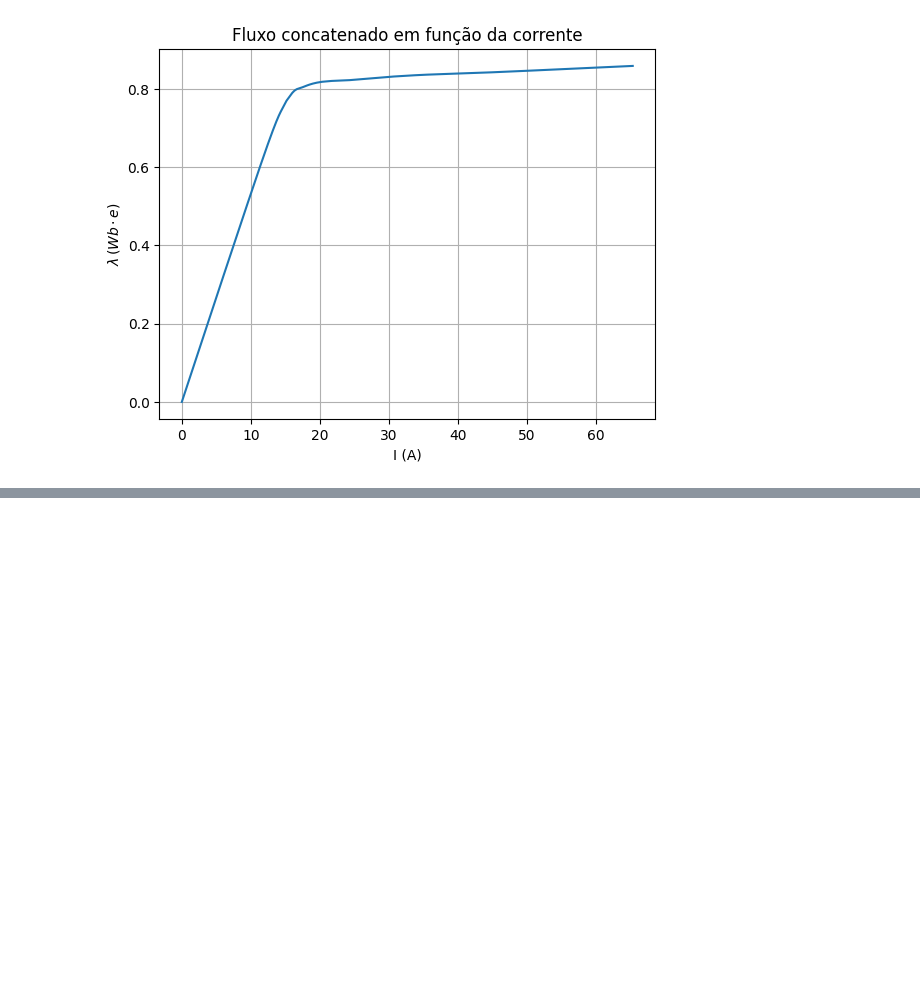
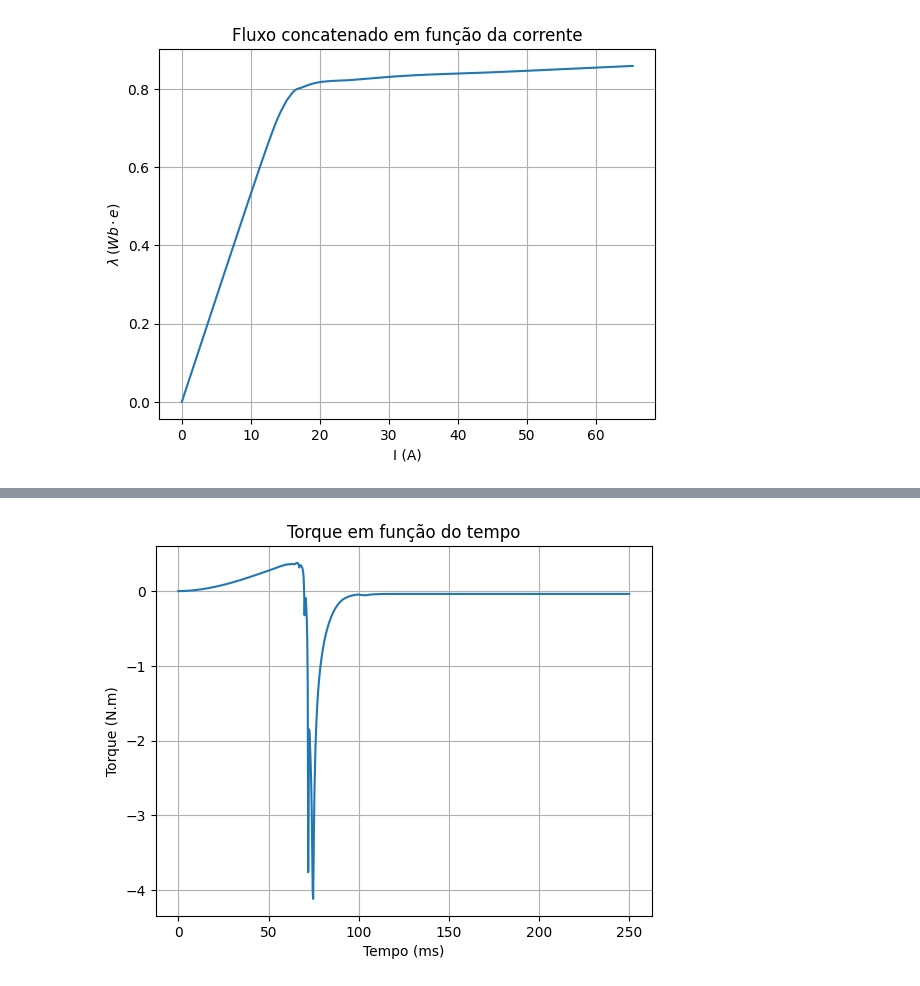
Before and after one commit to Tulio-Tav/Conversao_Eletromecanica, a Jupyter notebook: Projeto_de_conversao (1).ipynb, the cells around one changed output, grey strips where cells are left out. Cells and saved outputs as stored; diff of their text form; code cells hidden in the pictures; blank space fills up the shorter version.

```diff
--- a/Projeto_de_conversao (1).ipynb
+++ b/Projeto_de_conversao (1).ipynb
@@ -506,18 +481,0 @@ plt.show()
-# %%
-# Calculando o torque atuante sobre a peça movel devido a corrente
-
-dtheta = 0.01 #rad
-
-def torque(I, theta):
-    coenergia_kp1 = coenergia(I, theta + 180*dtheta/np.pi)
-    coenergia_km1 = coenergia(I, theta - 180*dtheta/np.pi)
-    return (coenergia_kp1 - coenergia_km1)/(2*dtheta)
-
-torque_array = np.array([torque(I, theta) for I in I_array])
-plt.plot(t*1e3, torque_array)
-plt.xlabel('Tempo [ms]')
-plt.ylabel('Torque (Nm)')
-plt.grid(True)
-plt.show()
-
-print('Comentário: Faz sentido o torque ser negativo, pois ele surge de modo a minimizar a relutância, que ocorre em theta = 0°.')
@@ -526,0 +517,30 @@ Comentário: Faz sentido o torque ser negativo, pois ele surge de modo a minimiz
+# %%
+# Torque em função do tempo
+
+def torque(tempo, theta, V_eq = V, delta_theta_rad = 1e-3, I_inicial = 0):
+    delta_theta = 180*delta_theta_rad/np.pi
+    I_regime_funcao = V_eq / Rb
+    I_array_theta_p1 = np.zeros_like(tempo)
+    I_array_theta_m1 = np.zeros_like(tempo)
+    I_array_theta_p1[0] = I_inicial
+    I_array_theta_m1[0] = I_inicial
+
+    for k in range(1, len(tempo), 1):
+        I_array_theta_p1[k] = determina_Ik(I_array_theta_p1[k-1], V_eq = V_eq, I_final = I_regime_funcao,  theta=theta + delta_theta)
+        I_array_theta_m1[k] = determina_Ik(I_array_theta_m1[k-1], V_eq = V_eq, I_final = I_regime_funcao,  theta=theta - delta_theta)
+
+    Wc_array_p1 = np.array([coenergia(I, theta+delta_theta) for I in I_array_theta_p1])
+    Wc_array_m1 = np.array([coenergia(I, theta-delta_theta) for I in I_array_theta_m1])
+
+    return (Wc_array_p1 - Wc_array_m1)/(2*delta_theta_rad)
+
+torque_array = torque(t, theta)
+
+plt.plot(t*1e3, torque_array)
+plt.title('Torque em função do tempo')
+plt.xlabel('Tempo (ms)')
+plt.ylabel('Torque (N.m)')
+plt.grid(True)
+plt.show()
+# %% [output]
+[figure, added]
```
Also changed, not shown: parts of 6 cells of this notebook.
